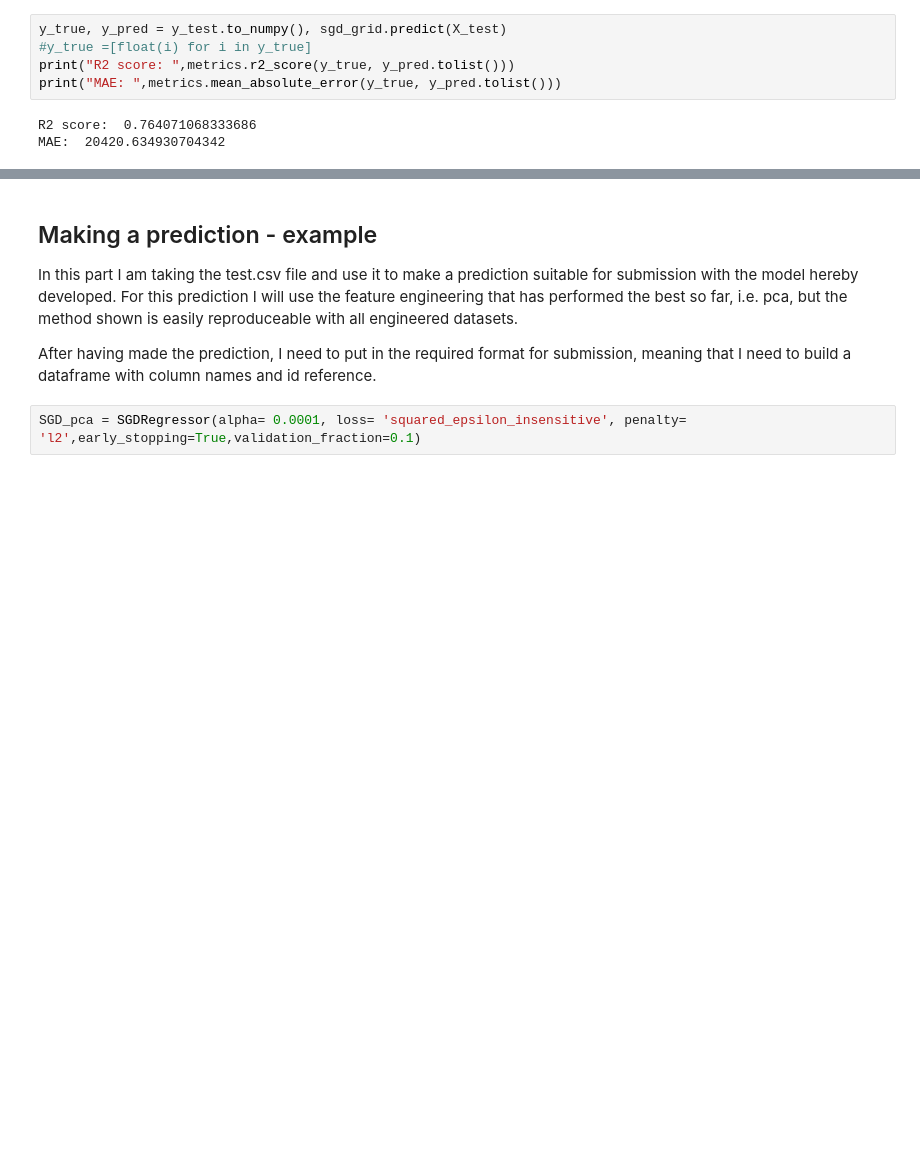
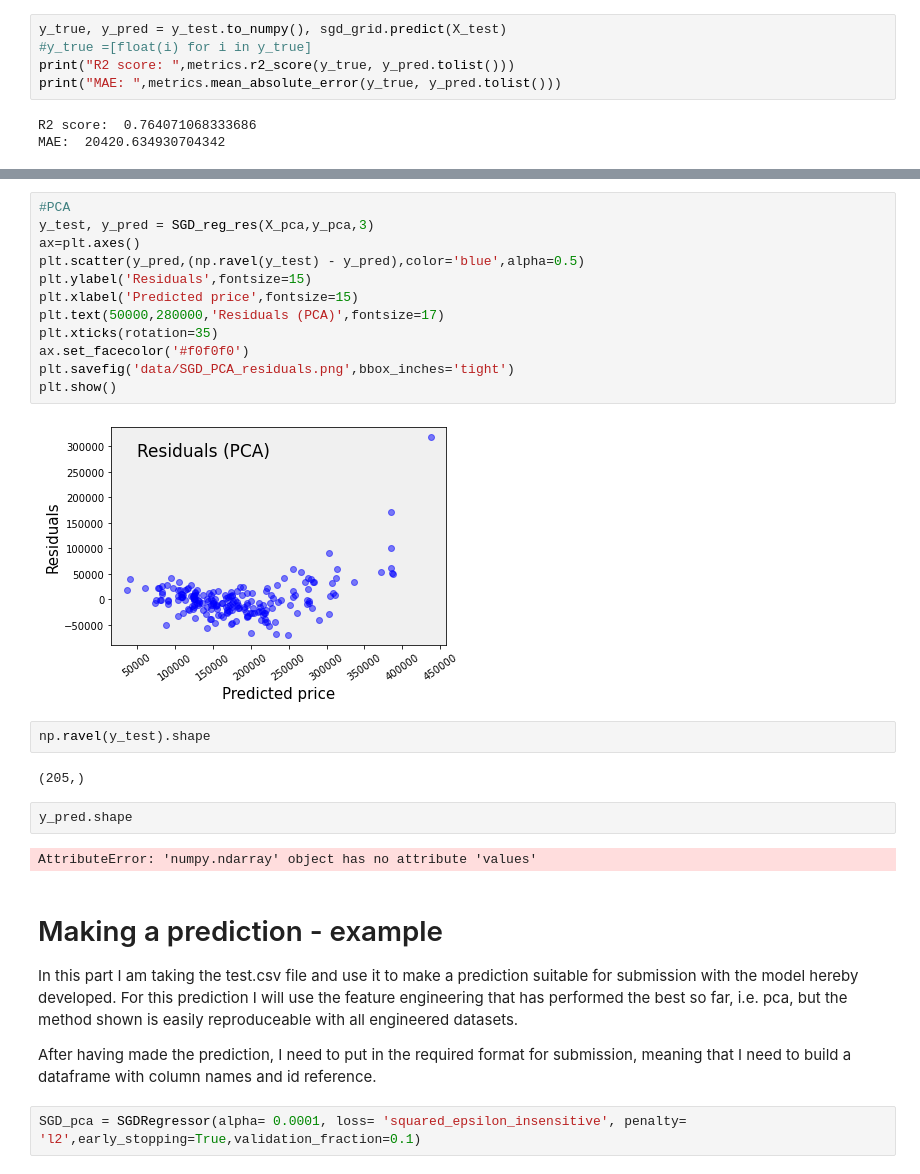
Before and after one commit to RaffaToSpace/House-Price-Predictor, a Jupyter notebook: pthp_SGD.ipynb, the cells around one changed output, grey strips where cells are left out. Cells and saved outputs as stored; diff of their text form; blank space fills up the shorter version.

```diff
--- a/pthp_SGD.ipynb
+++ b/pthp_SGD.ipynb
@@ -181,5 +223,27 @@ MAE:  20420.634930704342
+# %%
+#PCA
+y_test, y_pred = SGD_reg_res(X_pca,y_pca,3)
+ax=plt.axes()
+plt.scatter(y_pred,(np.ravel(y_test) - y_pred),color='blue',alpha=0.5)
+plt.ylabel('Residuals',fontsize=15)
+plt.xlabel('Predicted price',fontsize=15)
+plt.text(50000,280000,'Residuals (PCA)',fontsize=17)
+plt.xticks(rotation=35)
+ax.set_facecolor('#f0f0f0')
+plt.savefig('data/SGD_PCA_residuals.png',bbox_inches='tight')
+plt.show()
+# %% [output]
+[figure, added]
+# %%
+np.ravel(y_test).shape
+# %% [output]
+(205,)
+# %%
+y_pred.shape
+# %% [output]
+AttributeError: 'numpy.ndarray' object has no attribute 'values'
 # %% [markdown]
-## Making a prediction - example
+# Making a prediction - example
 
 In this part I am taking the test.csv file and use it to make a prediction suitable for submission with the model hereby developed.
 For this prediction I will use the feature engineering that has performed the best so far, i.e. pca, but the method shown is easily reproduceable with all engineered datasets.
```
Also changed, not shown: parts of 11 cells of this notebook.
